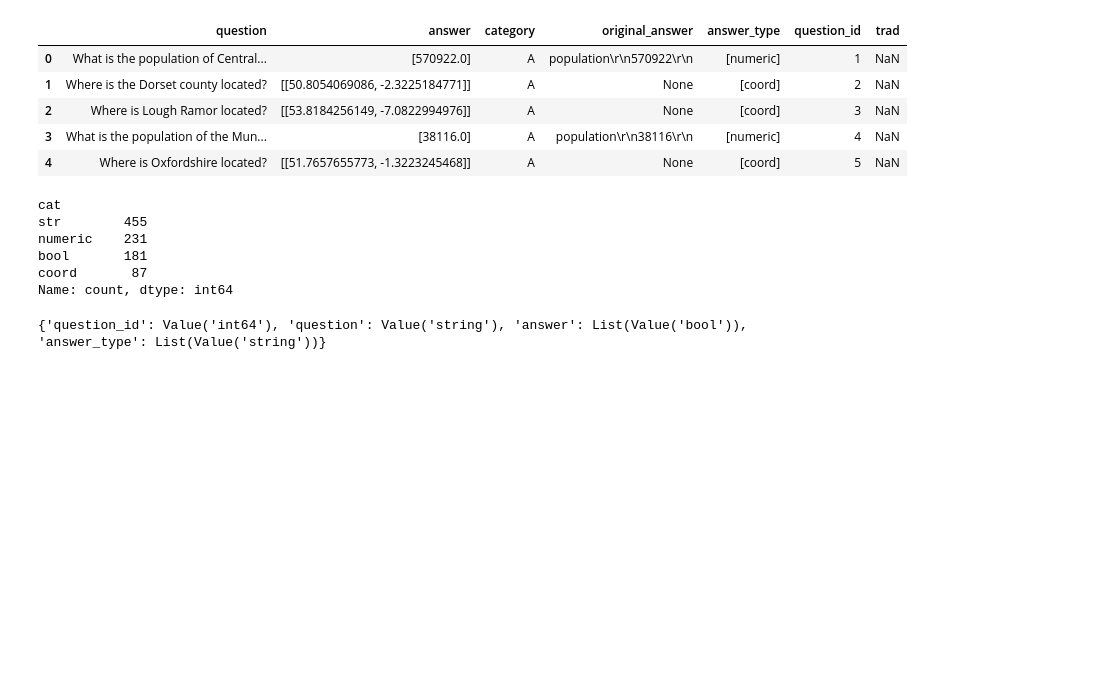
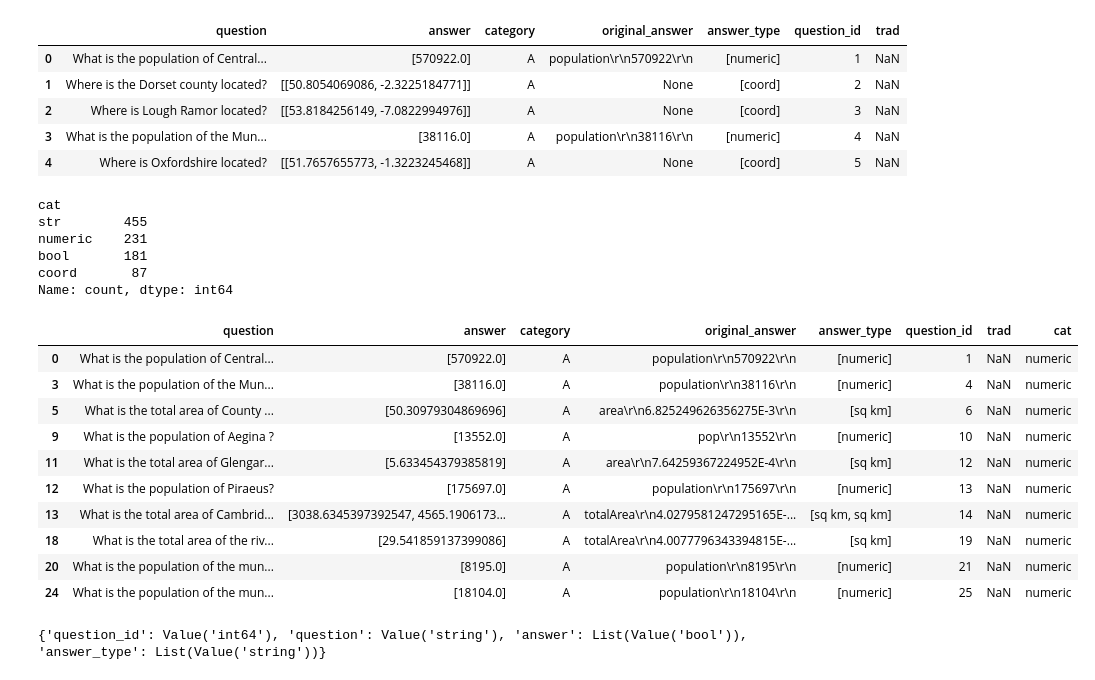
Before and after one commit to Rfr2003/GeoBenchLLM, a Jupyter notebook: data/GeoQuestions1089/code/create_dataset.ipynb, the cells around one changed output. Cells and saved outputs as stored; diff of their text form; code cells hidden in the pictures; blank space fills up the shorter version.

Commit message:
Correcting little type in geoquestions

```diff
--- a/data/GeoQuestions1089/code/create_dataset.ipynb
+++ b/data/GeoQuestions1089/code/create_dataset.ipynb
@@ -332,8 +332,9 @@ to_keep = ['question_id', 'question', 'answer', 'answer_type']
 def get_cat(row):
     t = row['answer_type']
     if t[0] == 'sq km':
-        t[0] = 'numeric'
-    row['cat'] = t[0]
+        row['cat'] = 'numeric'
+    else:
+        row['cat'] = t[0]
     return row
 
 data = data.apply(get_cat, axis=1)
@@ -354,6 +355,20 @@ numeric    231
 bool       181
 coord       87
 Name: count, dtype: int64
+# %%
+data[data["cat"] == "numeric"].head(10)
+# %% [output]
+|  | question | answer | category | original_answer | answer_type | question_id | trad | cat |
+| 0 | What is the population of Central... | [570922.0] | A | population\r\n570922\r\n | [numeric] | 1 | NaN | numeric |
+| 3 | What is the population of the Mun... | [38116.0] | A | population\r\n38116\r\n | [numeric] | 4 | NaN | numeric |
+| 5 | What is the total area of County ... | [50.30979304869696] | A | area\r\n6.825249626356275E-3\r\n | [sq km] | 6 | NaN | numeric |
+| 9 | What is the population of Aegina ? | [13552.0] | A | pop\r\n13552\r\n | [numeric] | 10 | NaN | numeric |
+| 11 | What is the total area of Glengar... | [5.633454379385819] | A | area\r\n7.64259367224952E-4\r\n | [sq km] | 12 | NaN | numeric |
+| 12 | What is the population of Piraeus? | [175697.0] | A | population\r\n175697\r\n | [numeric] | 13 | NaN | numeric |
+| 13 | What is the total area of Cambrid... | [3038.6345397392547, 4565.1906173... | A | totalArea\r\n4.0279581247295165E-... | [sq km, sq km] | 14 | NaN | numeric |
+| 18 | What is the total area of the riv... | [29.541859137399086] | A | totalArea\r\n4.0077796343394815E-... | [sq km] | 19 | NaN | numeric |
+| 20 | What is the population of the mun... | [8195.0] | A | population\r\n8195\r\n | [numeric] | 21 | NaN | numeric |
+| 24 | What is the population of the mun... | [18104.0] | A | population\r\n18104\r\n | [numeric] | 25 | NaN | numeric |
 # %%
 def is_not_float(x):
     try:
```
